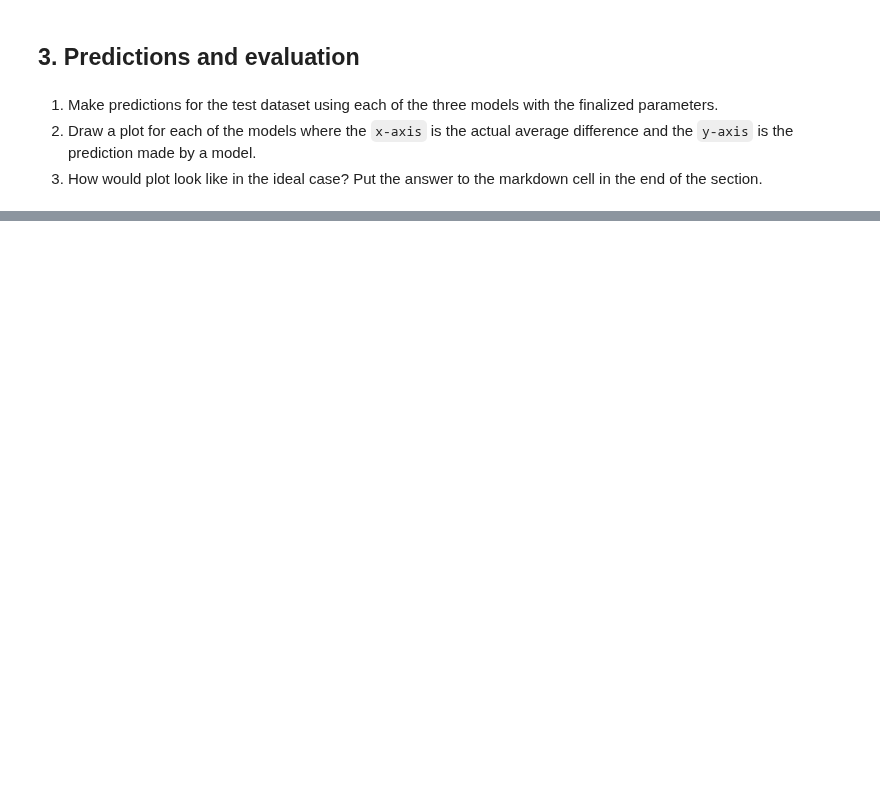
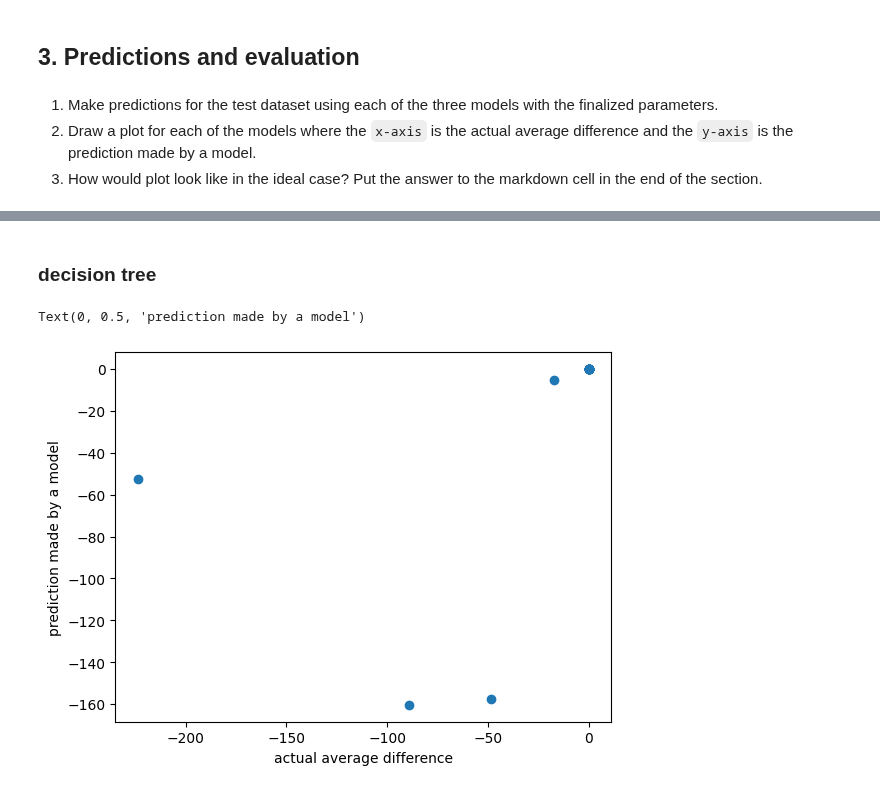
Before and after one commit to episode16/Py, a Jupyter notebook: DS_bootcamp/DS_Bootcamp.Day08-1-develop/src/ex04/04_regression.ipynb, the cells around one changed output, grey strips where cells are left out. Drawn from its saved outputs; the diff is of its cells as text; code cells hidden in the pictures; blank space fills up the shorter version.

```diff
--- a/DS_bootcamp/DS_Bootcamp.Day08-1-develop/src/ex04/04_regression.ipynb
+++ b/DS_bootcamp/DS_Bootcamp.Day08-1-develop/src/ex04/04_regression.ipynb
@@ -138,0 +166,14 @@ crossval(10, X_train, Y_train, model)
+# %% [markdown]
+### decision tree
+# %%
+model = DecisionTreeRegressor()
+
+model.fit(X_train, y_train)
+predict = model.predict(X_test)
+
+plt.scatter(y_test, predict)
+plt.xlabel('actual average difference')
+plt.ylabel('prediction made by a model')
+# %% [output]
+Text(0, 0.5, 'prediction made by a model')
+[figure, added]
```
Also changed, not shown: parts of 9 cells of this notebook.
